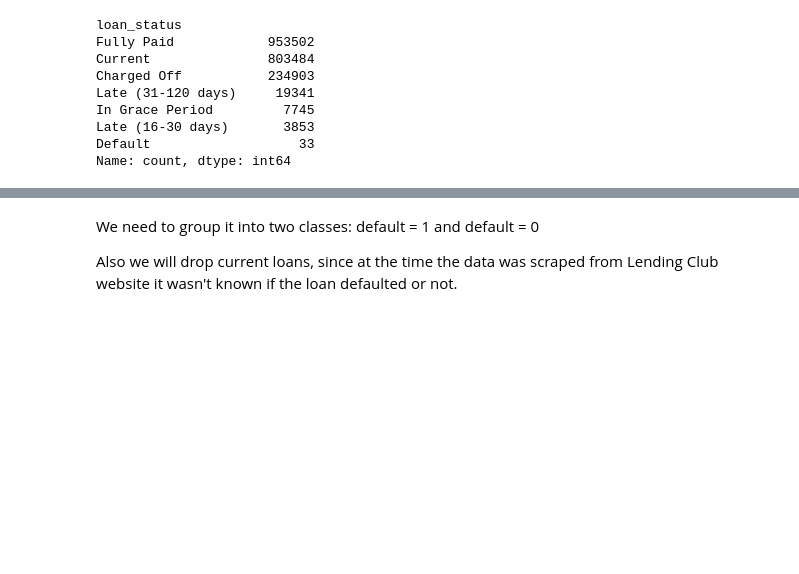
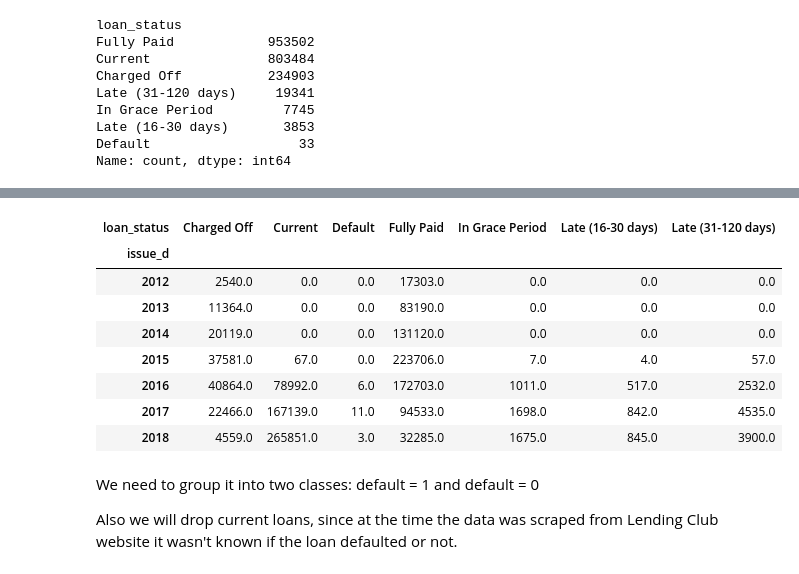
Before and after one commit to G-Mass/MTFI-project, a Jupyter notebook: p2p_lending_credit_risk_assessment.ipynb, the cells around one changed output, grey strips where cells are left out. Drawn from its saved outputs; the diff is of its cells as text; code cells hidden in the pictures; blank space fills up the shorter version.

```diff
--- a/p2p_lending_credit_risk_assessment.ipynb
+++ b/p2p_lending_credit_risk_assessment.ipynb
@@ -60,3 +83,16 @@ Name: count, dtype: int64
+# %%
+
+date_by_status_36
+# %% [output]
+| loan_status | Charged Off | Current | Default | Fully Paid | In Grace Period | Late (16-30 days) | Late (31-120 days) |
+| issue_d |  |  |  |  |  |  |  |
+| 2012 | 2540.0 | 0.0 | 0.0 | 17303.0 | 0.0 | 0.0 | 0.0 |
+| 2013 | 11364.0 | 0.0 | 0.0 | 83190.0 | 0.0 | 0.0 | 0.0 |
+| 2014 | 20119.0 | 0.0 | 0.0 | 131120.0 | 0.0 | 0.0 | 0.0 |
+| 2015 | 37581.0 | 67.0 | 0.0 | 223706.0 | 7.0 | 4.0 | 57.0 |
+| 2016 | 40864.0 | 78992.0 | 6.0 | 172703.0 | 1011.0 | 517.0 | 2532.0 |
+| 2017 | 22466.0 | 167139.0 | 11.0 | 94533.0 | 1698.0 | 842.0 | 4535.0 |
+| 2018 | 4559.0 | 265851.0 | 3.0 | 32285.0 | 1675.0 | 845.0 | 3900.0 |
 # %% [markdown]
 We need to group it into two classes: default = 1 and default = 0
 
```
Also changed, not shown: parts of 15 cells of this notebook.
